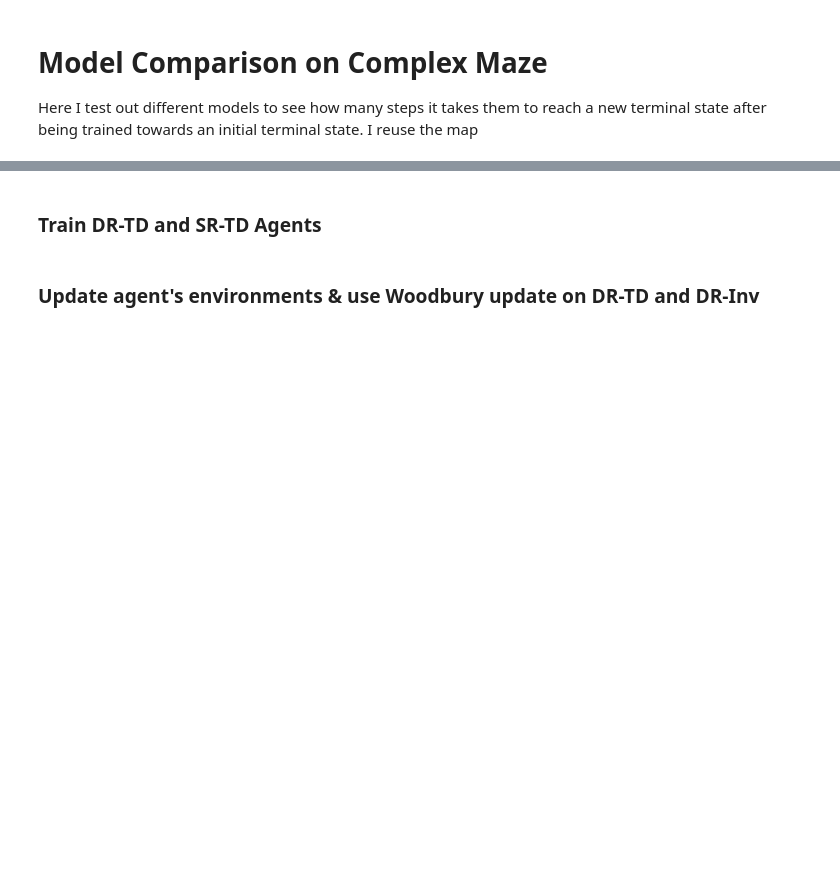
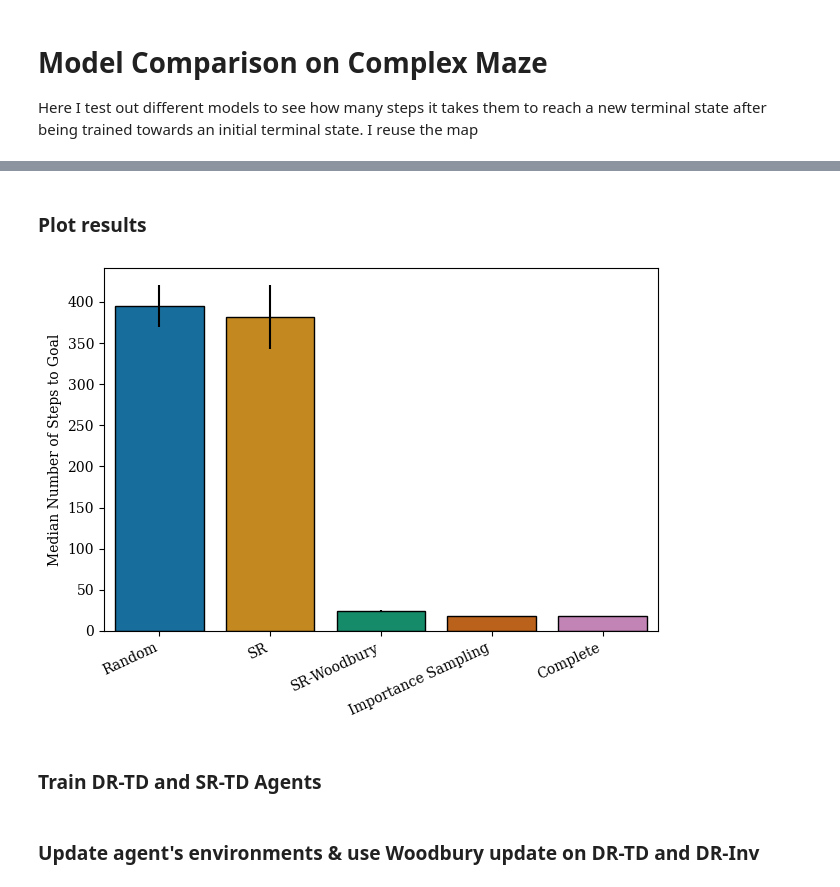
Before and after one commit to ArminBaz/SR-IS, a Jupyter notebook: src/model_comparison.ipynb, the cells around one changed output, grey strips where cells are left out. Drawn from its saved outputs; the diff is of its cells as text; code cells hidden in the pictures; blank space fills up the shorter version.

```diff
--- a/src/model_comparison.ipynb
+++ b/src/model_comparison.ipynb
@@ -28,10 +29,10 @@ reward = -0.8
 alpha = 0.05
 beta = 1.0
 _lambda = 1.0
-num_steps = 120000
+num_steps = 80000
 
 # Simulation parameters
-num_simulations = 5000
+num_simulations = 20
 new_term_loc = (9,1)
 new_term_idx = 61
 # %%
@@ -44,3 +151,46 @@ T_no_goal = get_transition_matrix(env, mapping)
+# %% [markdown]
+### Plot results
+# %%
+## Plot
+save_path = None
+# save_path = os.path.join('..', 'figures/') + 'model_comparison.png'
+stat_type = 'median' # 'median'
+
+x_plot = ['Random', 'SR', 'SR-Woodbury', 'Importance Sampling', 'Complete']
+
+# Prepare the data
+categories = list(avgs.keys())
+means = [np.mean(avgs[cat][stat_type]) for cat in categories]
+sems = [np.std(avgs[cat][stat_type]) / np.sqrt(len(avgs[cat][stat_type])) for cat in categories]
+
+# Create a color palette
+palette = sns.color_palette("colorblind", len(categories))
+
+# Set a nicer font
+plt.rcParams['font.family'] = 'serif'
+
+# Create the bar plot
+ax = sns.barplot(x=x_plot, y=means, palette=palette, yerr=sems, capsize=0.2)
+
+# Set the y-axis title
+plt.ylabel(f"{stat_type.capitalize()} Number of Steps to Goal")
+
+# Rotate the x-axis labels if needed
+plt.xticks(rotation=25, ha='right')
+
+# Outline the bars in black
+for bar in ax.patches:
+    bar.set_edgecolor('black')
+    bar.set_linewidth(1)
+
+if save_path is not None:
+    plt.savefig(save_path, bbox_inches='tight', dpi=300)
+
+# Display the plot
+plt.tight_layout()
+plt.show()
+# %% [output]
+[figure, added]
 # %% [markdown]
 ### Train DR-TD and SR-TD Agents
 # %%
```
Also changed, not shown: parts of 9 cells of this notebook, 5 other files.
